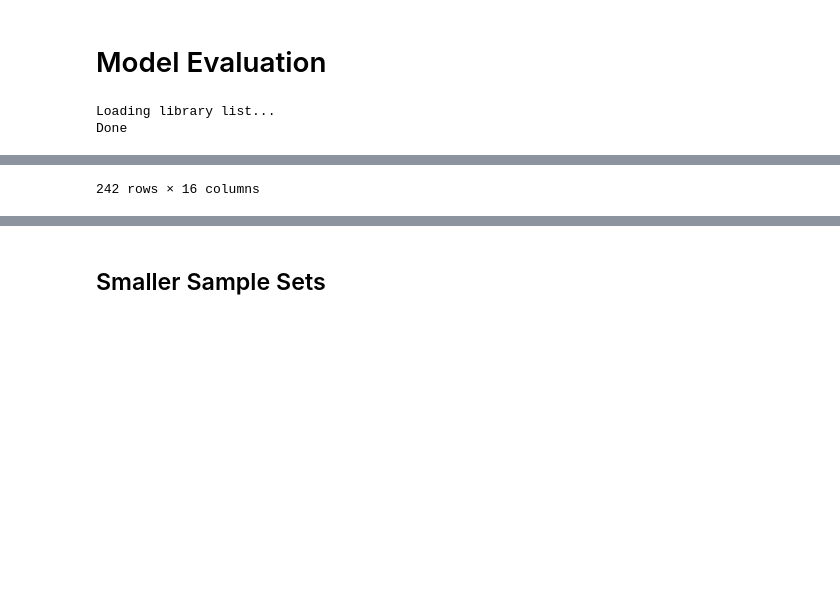
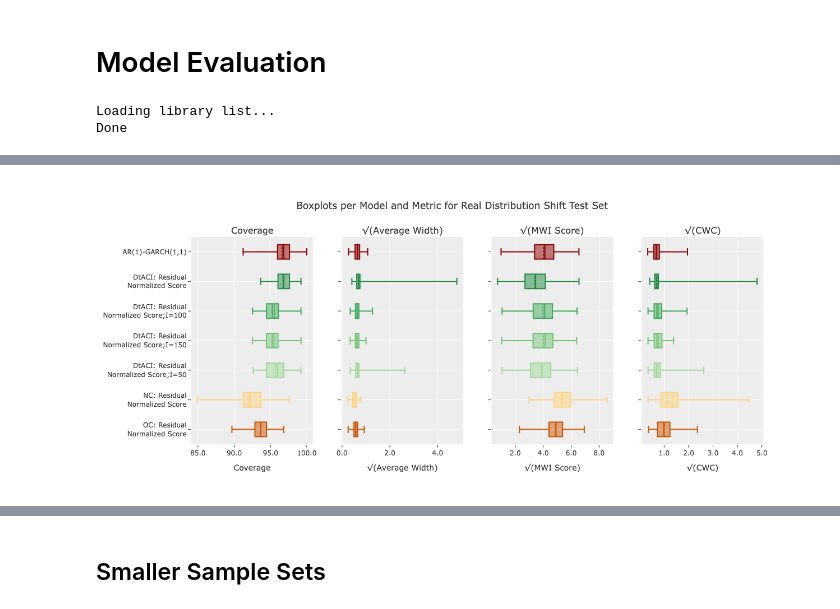
Before and after one commit to audreymc/acm-thesis, a Jupyter notebook: notebooks/ModelEvaluation.ipynb, the cells around one changed output, grey strips where cells are left out. Saved outputs shown, nothing was run; the diff lists cells and outputs as text; code cells hidden in the pictures; blank space fills up the shorter version.

Commit message:
updated model fitting code and results analysis

```diff
--- a/notebooks/ModelEvaluation.ipynb
+++ b/notebooks/ModelEvaluation.ipynb
@@ -132,5 +235,4 @@ def create_boxplots(test_set: str, x_columns=["median_width", "mwi_score", "cwc_
     fig.show()
 # %%
-test = get_data("Real Distribution Shift")
-test[test['model'] == 'AR(1)-GARCH(1,1)']
+create_boxplots("Real Distribution Shift")
 # %% [output]
@@ -149 +239 @@ test[test['model'] == 'AR(1)-GARCH(1,1)']
-242 rows × 16 columns
+[figure, added]
```
Also changed, not shown: parts of 77 cells of this notebook, 6 other files.
